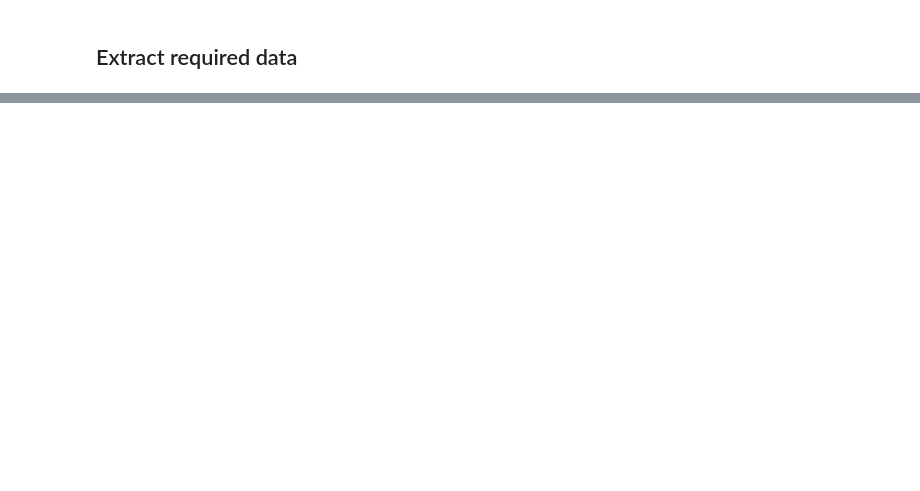
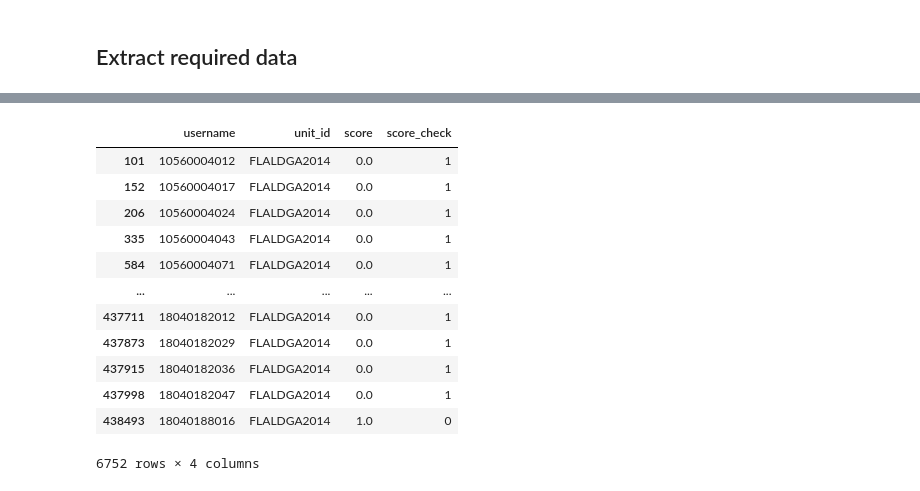
Before and after one commit to leonhead-acer/pisa2025-api-etl, a Jupyter notebook: etl.ipynb, the cells around one changed output, grey strips where cells are left out. Saved outputs shown, nothing was run; the diff lists cells and outputs as text; code cells hidden in the pictures; blank space fills up the shorter version.

```diff
--- a/etl.ipynb
+++ b/etl.ipynb
@@ -116 +152,7 @@ importlib.reload(sys.modules['etl.transform'])
+# %%
+nc_dat2 = nc_dat
+# %%
+test_form_dat = pd.read_csv(
+    "./data/delivery_results_test_form.csv"
+).rename(columns={"testqtilabel": "testQtiLabel"})
 # %%
@@ -219,0 +404,5 @@ df_check.head()
+# %%
+df_check = df_long.copy(deep = True)
+df_check = df_check.astype('string')
+df_check = df_check.loc[df_check['in_cq'] == '1',:]
+df_check.head()
@@ -221,20 +418,22 @@ df_check.head()
 df_summ_config = {}
 
 conditions = [
-    df_check['db_score_code'].eq('1'),
-    df_check['db_score_code'].eq('0'),
-    df_check['db_score_code'].eq('9'),
+    df_check['score_code'].eq('1').astype(bool),
+    df_check['score_code'].eq('0').astype(bool),
+    df_check['score_code'].eq('9').astype(bool),
 ]
 codes = [
     1,0,0
 ]
 
 df_check_sum_score = df_check.copy(deep = True)
+df_check_sum_score
 df_check_sum_score['score_check'] = np.select(conditions,codes,None)
-
 
 df_check_sum_score = df_check_sum_score.groupby(['username','unit_id','score']).agg({'score_check':sum}).reset_index(inplace=False)
 df_check_sum_score = df_check_sum_score[~df_check_sum_score['unit_id'].isin(cbk.loc[cbk['resp_cat'].str.contains('gap',na=False)].unit_id.unique().tolist())]
 df_check_sum_score[['score','score_check']] = df_check_sum_score[['score','score_check']].apply(pd.to_numeric)
 
 df_summ_config["df_check_sum_score"] = "config_check_sum_score"
+
+df_check_sum_score.head()
@@ -240,0 +447,16 @@ df_summ_config["df_check_sum_score"] = "config_check_sum_score"
+# %%
+df_check_sum_score.loc[df_check_sum_score['score'].astype(int) != df_check_sum_score['score_check'].astype(int),:]
+# %% [output]
+|  | username | unit_id | score | score_check |
+| 101 | 10560004012 | FLALDGA2014 | 0.0 | 1 |
+| 152 | 10560004017 | FLALDGA2014 | 0.0 | 1 |
+| 206 | 10560004024 | FLALDGA2014 | 0.0 | 1 |
+| 335 | 10560004043 | FLALDGA2014 | 0.0 | 1 |
+| 584 | 10560004071 | FLALDGA2014 | 0.0 | 1 |
+| ... | ... | ... | ... | ... |
+| 437711 | 18040182012 | FLALDGA2014 | 0.0 | 1 |
+| 437873 | 18040182029 | FLALDGA2014 | 0.0 | 1 |
+| 437915 | 18040182036 | FLALDGA2014 | 0.0 | 1 |
+| 437998 | 18040182047 | FLALDGA2014 | 0.0 | 1 |
+| 438493 | 18040188016 | FLALDGA2014 | 1.0 | 0 |
+6752 rows × 4 columns
```
Also changed, not shown: parts of 18 cells of this notebook, 2 other files.
